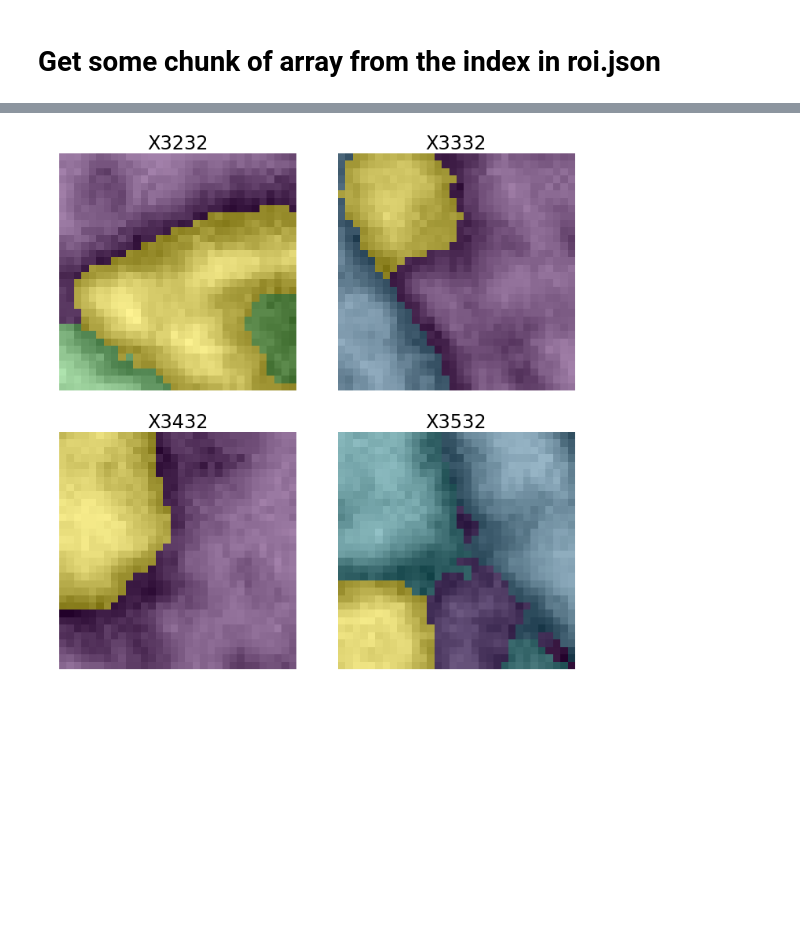
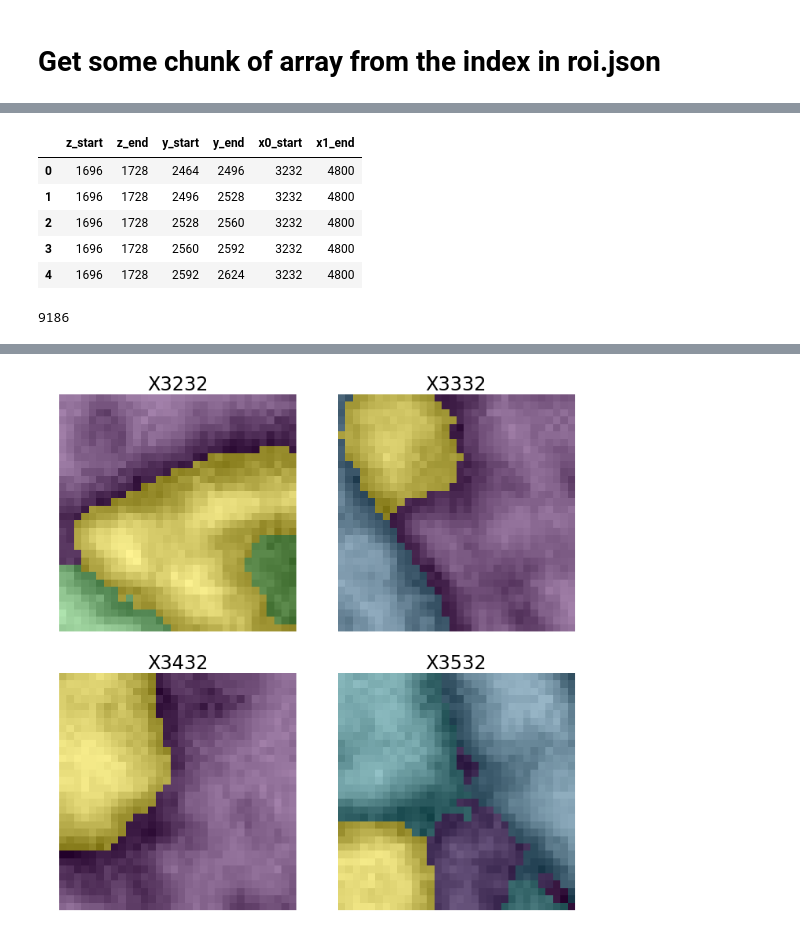
Before and after one commit to haeinkim/fira-capstone-project, a Jupyter notebook: FIB25_EDA.ipynb, the cells around one changed output, grey strips where cells are left out. Saved outputs shown, nothing was run; the diff lists cells and outputs as text; code cells hidden in the pictures; blank space fills up the shorter version.

```diff
--- a/FIB25_EDA.ipynb
+++ b/FIB25_EDA.ipynb
@@ -45,0 +62,24 @@ chunk_gt = groundtruth[z_start:z_end, y_start:y_end, x_start_from:x_end_to]
+# %%
+# Add voxel coordinates of the end into new columns:
+
+df_voxel['z_end'] = df_voxel['z_start'] + 32
+df_voxel['y_end'] = df_voxel['y_start'] + 32
+df_voxel['x1_end'] = df_voxel['x1_start'] + 32
+df_voxel.drop(columns='x1_start', inplace=True)
+
+ordered_cols = ['z_start', 'z_end', 'y_start', 'y_end', 'x0_start', 'x1_end']
+
+roi = df_voxel[ordered_cols]
+
+roi.head(5)
+# %% [output]
+|  | z_start | z_end | y_start | y_end | x0_start | x1_end |
+| 0 | 1696 | 1728 | 2464 | 2496 | 3232 | 4800 |
+| 1 | 1696 | 1728 | 2496 | 2528 | 3232 | 4800 |
+| 2 | 1696 | 1728 | 2528 | 2560 | 3232 | 4800 |
+| 3 | 1696 | 1728 | 2560 | 2592 | 3232 | 4800 |
+| 4 | 1696 | 1728 | 2592 | 2624 | 3232 | 4800 |
+# %%
+len(roi)
+# %% [output]
+9186
```
Also changed, not shown: parts of 22 cells of this notebook.
